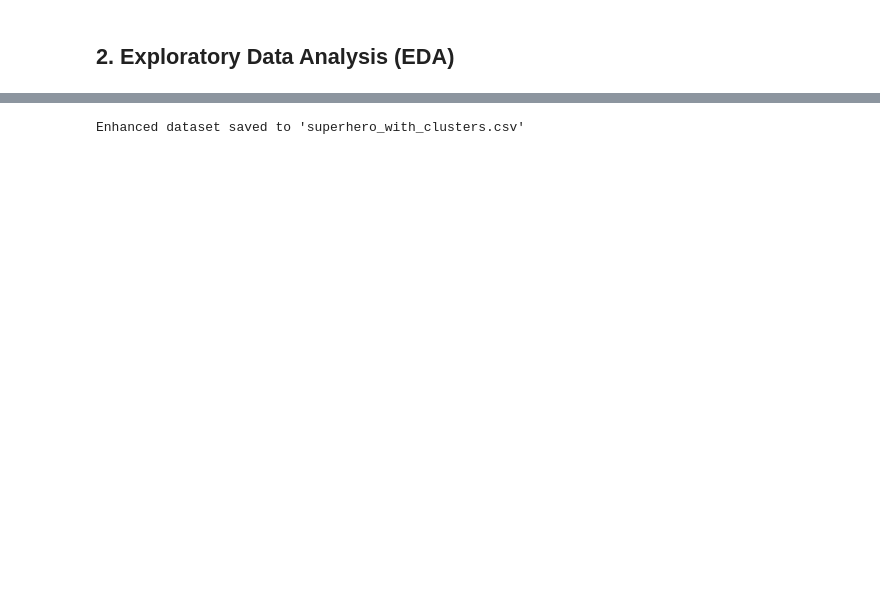
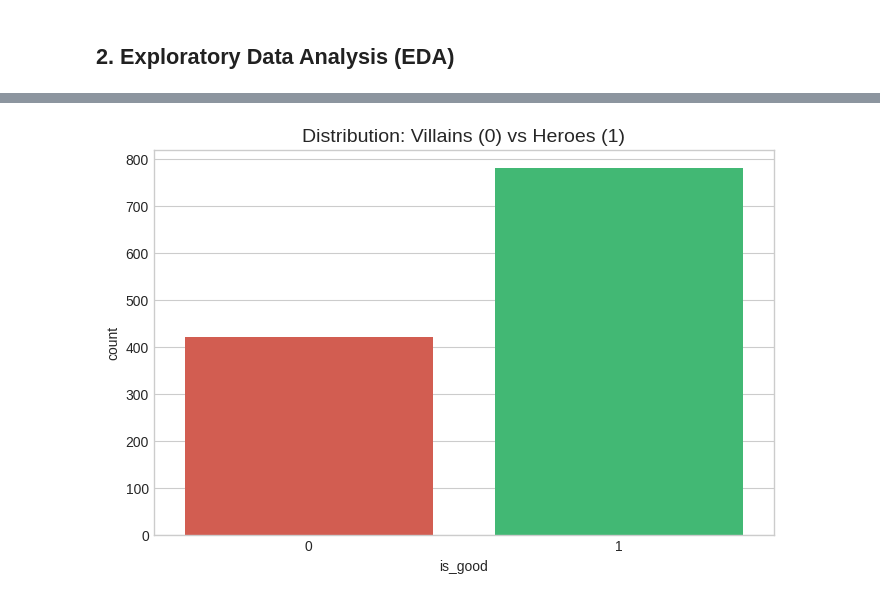
Before and after one commit to elbarbary/superhero-classification, a Jupyter notebook: superhero_analysis_executed.ipynb, the cells around one changed output, grey strips where cells are left out. Saved outputs shown, nothing was run; the diff lists cells and outputs as text; code cells hidden in the pictures; blank space fills up the shorter version.

```diff
--- a/superhero_analysis_executed.ipynb
+++ b/superhero_analysis_executed.ipynb
@@ -563,12 +46,0 @@ Optimal number of clusters based on Silhouette Score: 3
-# %%
-# Perform K-Means clustering with optimal k (using k=4 for interpretable archetypes)
-n_clusters = 4  # Using 4 clusters for interesting superhero archetypes
-
-kmeans_final = KMeans(n_clusters=n_clusters, random_state=42, n_init=10)
-cluster_labels = kmeans_final.fit_predict(X_cluster)
-
-# Add cluster labels to dataframe
-df['cluster'] = cluster_labels
-
-print(f"Cluster Distribution:")
-print(df['cluster'].value_counts().sort_index())
@@ -775,6 +47,13 @@ PROJECT SUMMARY: SUPERHERO ATTRIBUTES AND POWER CLASSIFICATION
-# %%
-# Save the final dataframe with cluster assignments
-df.to_csv('superhero_with_clusters.csv', index=False)
-print("Enhanced dataset saved to 'superhero_with_clusters.csv'")
-# %% [output]
-Enhanced dataset saved to 'superhero_with_clusters.csv'
+# %%
+# Create figures directory
+import os
+os.makedirs('figures', exist_ok=True)
+
+# Target variable distribution
+plt.figure(figsize=(8, 5))
+sns.countplot(data=df, x='is_good', palette=['#e74c3c', '#2ecc71'])
+plt.title('Distribution: Villains (0) vs Heroes (1)', fontsize=14)
+plt.savefig('figures/target_distribution.png')
+plt.show()
+# %% [output]
+[figure, added]
```
Also changed, not shown: parts of 52 cells of this notebook, 10 other files.
